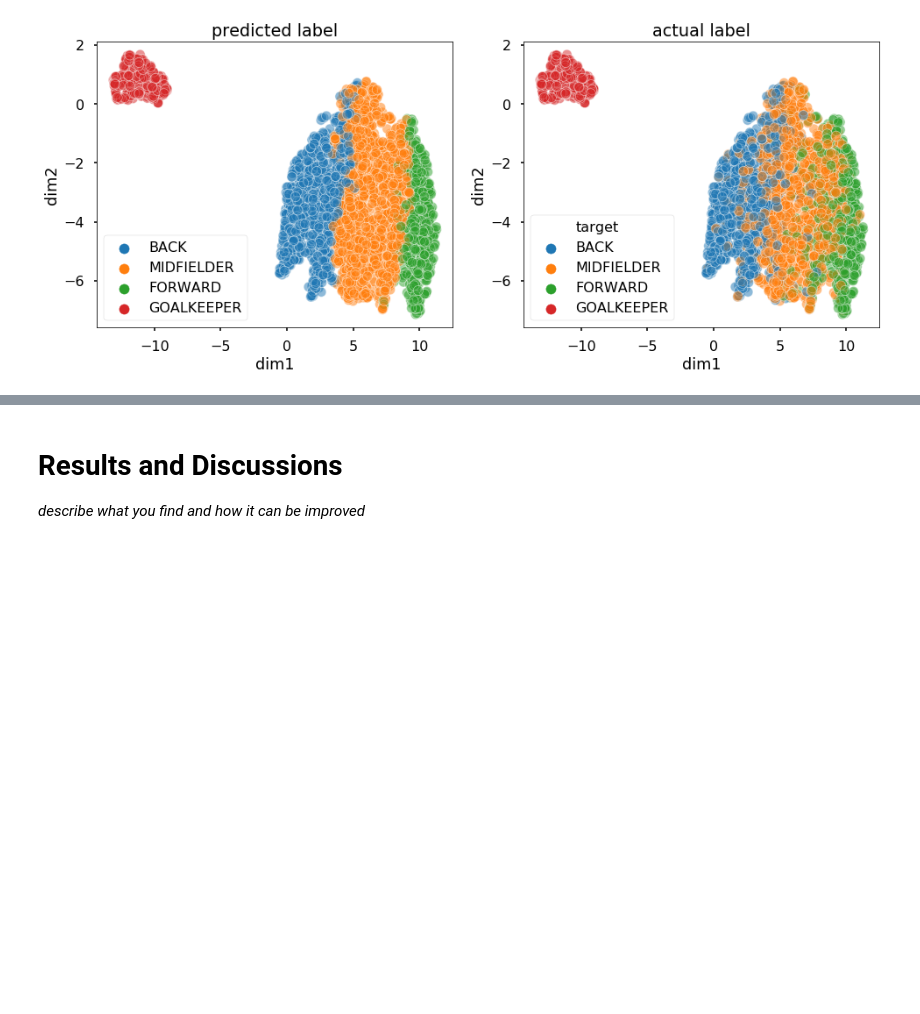
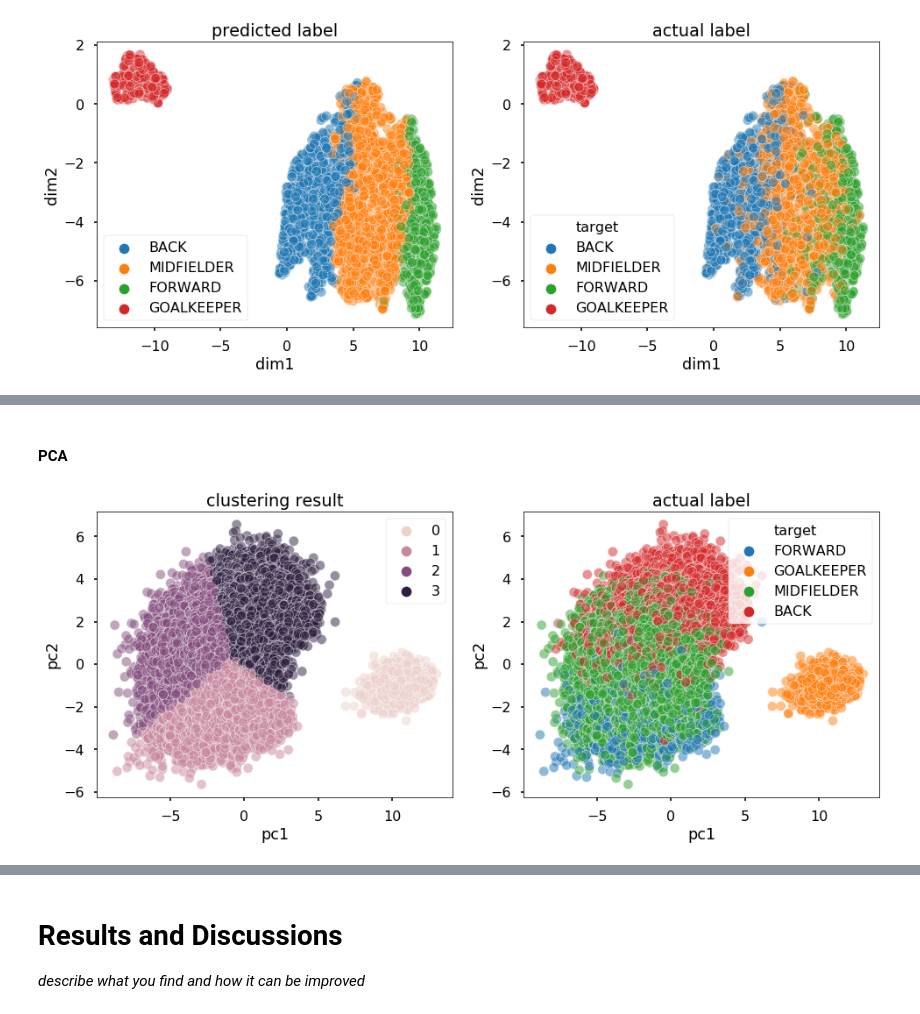
Before and after one commit to elvyna/data-analysis, a Jupyter notebook: jupyter-notebook/2019-02-02 FIFA 2018 players - classification and clustering.ipynb, the cells around one changed output, grey strips where cells are left out. Saved outputs shown, nothing was run; the diff lists cells and outputs as text; code cells hidden in the pictures; blank space fills up the shorter version.

Commit message:
Add clustering section

```diff
--- a/jupyter-notebook/2019-02-02 FIFA 2018 players - classification and clustering.ipynb
+++ b/jupyter-notebook/2019-02-02 FIFA 2018 players - classification and clustering.ipynb
@@ -253,7 +270,7 @@ memory usage: 5.7+ MB
 def generalize_position(df_pos):
     if df_pos in ['CB','LB','RB','LWB','RWB']:
         res = 'BACK'
-    elif df_pos in ['CDM','CAM','CM','RM','LM','CAM']:
+    elif df_pos in ['CDM','CAM','CM','RM','LM']:
         res = 'MIDFIELDER'
     elif df_pos in ['ST','CF','LW','RW']:
         res = 'FORWARD'
@@ -687,0 +711,38 @@ from sklearn.cluster import KMeans
+# %% [markdown]
+#### PCA
+# %%
+from sklearn.cluster import KMeans
+
+kmeans = KMeans(n_clusters=4, random_state=RND)
+kmeans.fit(pc, y);
+
+## visualization
+f, ax = plt.subplots(figsize=(16,6), ncols=2)
+
+sns.scatterplot(
+    x = [x[0] for x in pc],
+    y = [x[1] for x in pc],
+    hue = kmeans.labels_,
+    alpha = 0.5,
+    ax = ax[0]
+)
+
+ax[0].set_xlabel("pc1")
+ax[0].set_ylabel("pc2")
+ax[0].set_title("clustering result")
+
+sns.scatterplot(
+    x = [x[0] for x in pc],
+    y = [x[1] for x in pc],
+    hue = y,
+    alpha = 0.5,
+    ax= ax[1]
+)
+
+ax[1].set_xlabel("pc1")
+ax[1].set_ylabel("pc2")
+ax[1].set_title("actual label")
+
+plt.show();
+# %% [output]
+[figure, added]
```
Also changed, not shown: parts of 21 cells of this notebook.
